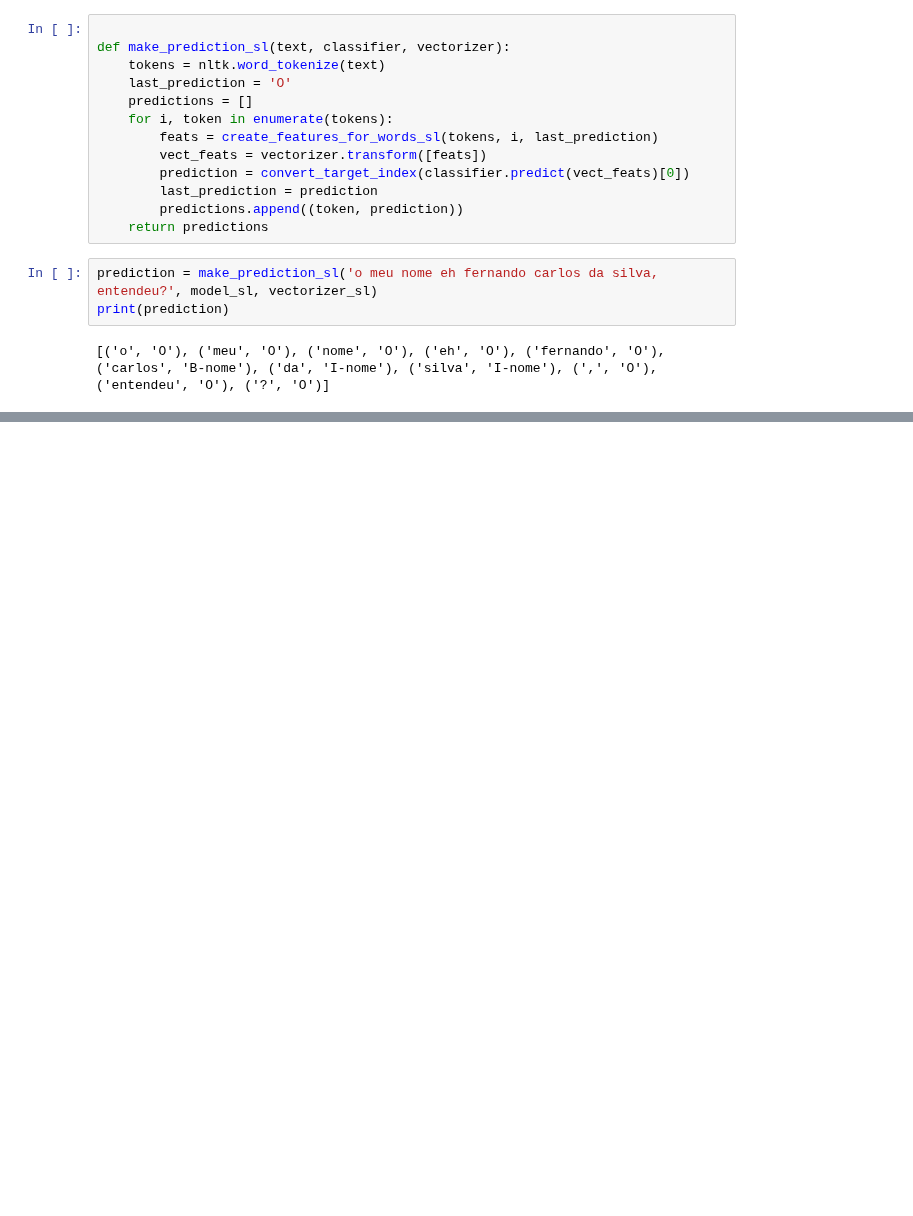
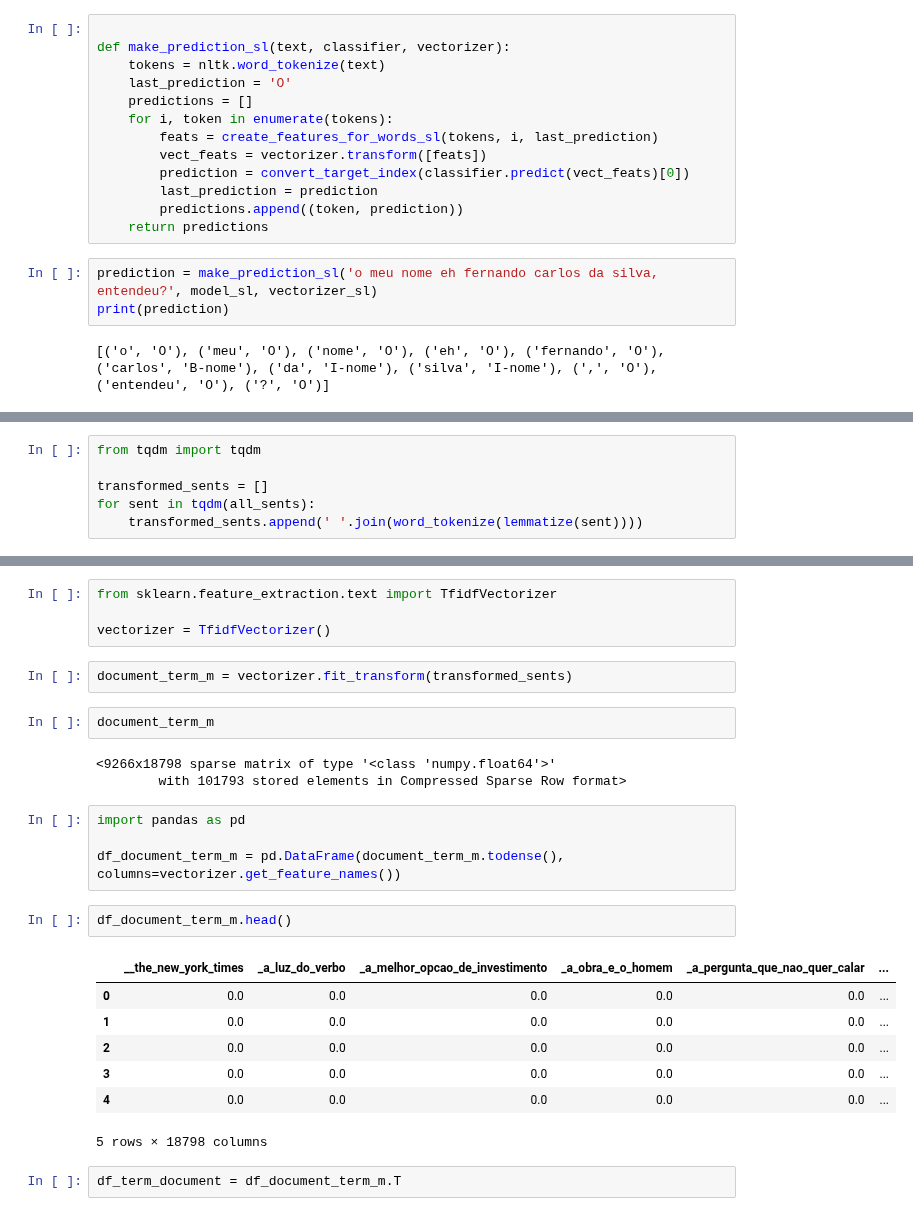
Before and after one commit to fnbalves/curso_machine_learning, a Jupyter notebook: Aprendendo python - parte 4 (processamento de texto e nltk).ipynb, the cells around one changed output, grey strips where cells are left out. Drawn from its saved outputs; the diff is of its cells as text; blank space fills up the shorter version.

```diff
--- a/Aprendendo python - parte 4 (processamento de texto e nltk).ipynb
+++ b/Aprendendo python - parte 4 (processamento de texto e nltk).ipynb
@@ -616,0 +801,6 @@ print(prediction)
+# %%
+from tqdm import tqdm
+
+transformed_sents = []
+for sent in tqdm(all_sents):
+    transformed_sents.append(' '.join(word_tokenize(lemmatize(sent))))
@@ -616,0 +820,27 @@ print(prediction)
+# %%
+from sklearn.feature_extraction.text import TfidfVectorizer
+
+vectorizer = TfidfVectorizer()
+# %%
+document_term_m = vectorizer.fit_transform(transformed_sents)
+# %%
+document_term_m
+# %% [output]
+<9266x18798 sparse matrix of type '<class 'numpy.float64'>'
+        with 101793 stored elements in Compressed Sparse Row format>
+# %%
+import pandas as pd
+
+df_document_term_m = pd.DataFrame(document_term_m.todense(), columns=vectorizer.get_feature_names())
+# %%
+df_document_term_m.head()
+# %% [output]
+|  | __the_new_york_times | _a_luz_do_verbo | _a_melhor_opcao_de_investimento | _a_obra_e_o_homem | _a_pergunta_que_nao_quer_calar | ... |
+| 0 | 0.0 | 0.0 | 0.0 | 0.0 | 0.0 | ... |
+| 1 | 0.0 | 0.0 | 0.0 | 0.0 | 0.0 | ... |
+| 2 | 0.0 | 0.0 | 0.0 | 0.0 | 0.0 | ... |
+| 3 | 0.0 | 0.0 | 0.0 | 0.0 | 0.0 | ... |
+| 4 | 0.0 | 0.0 | 0.0 | 0.0 | 0.0 | ... |
+5 rows × 18798 columns
+# %%
+df_term_document = df_document_term_m.T
```
Also changed, not shown: parts of 45 cells of this notebook.
